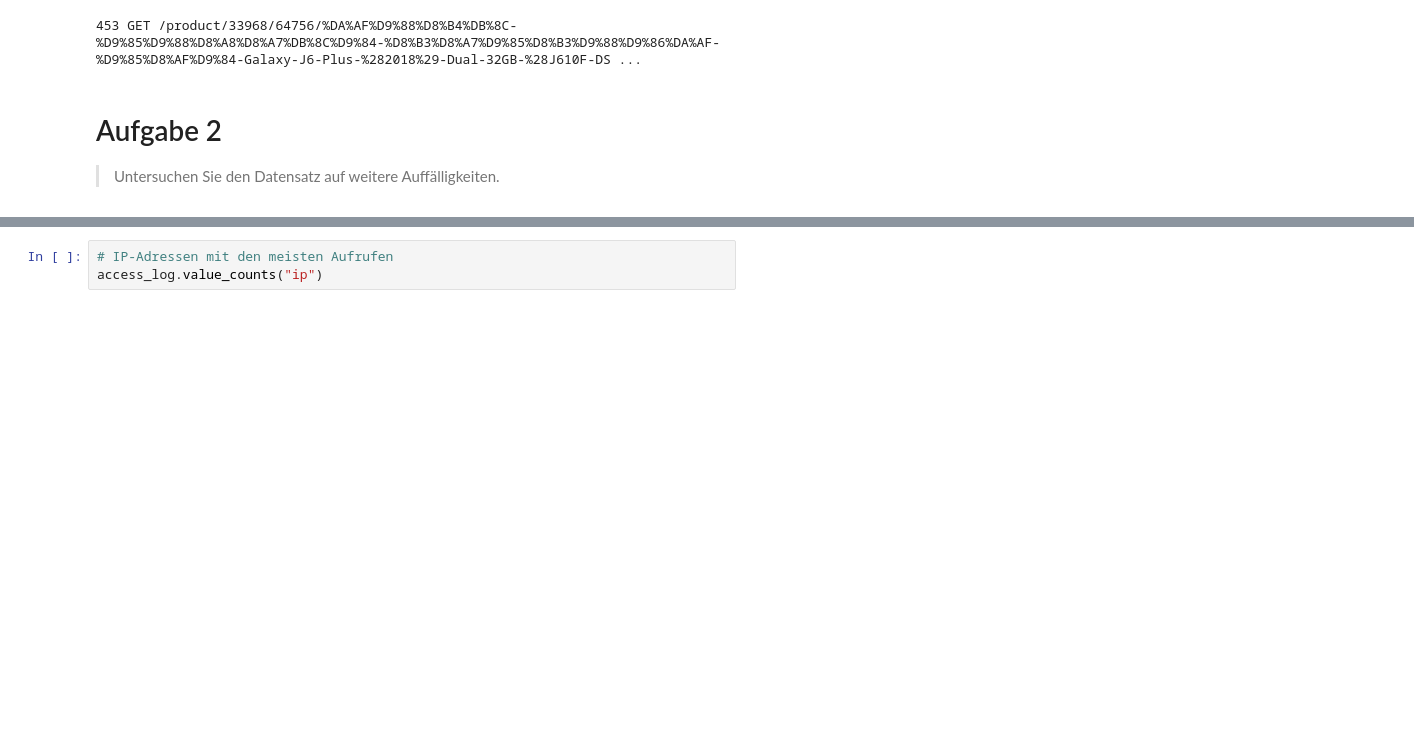
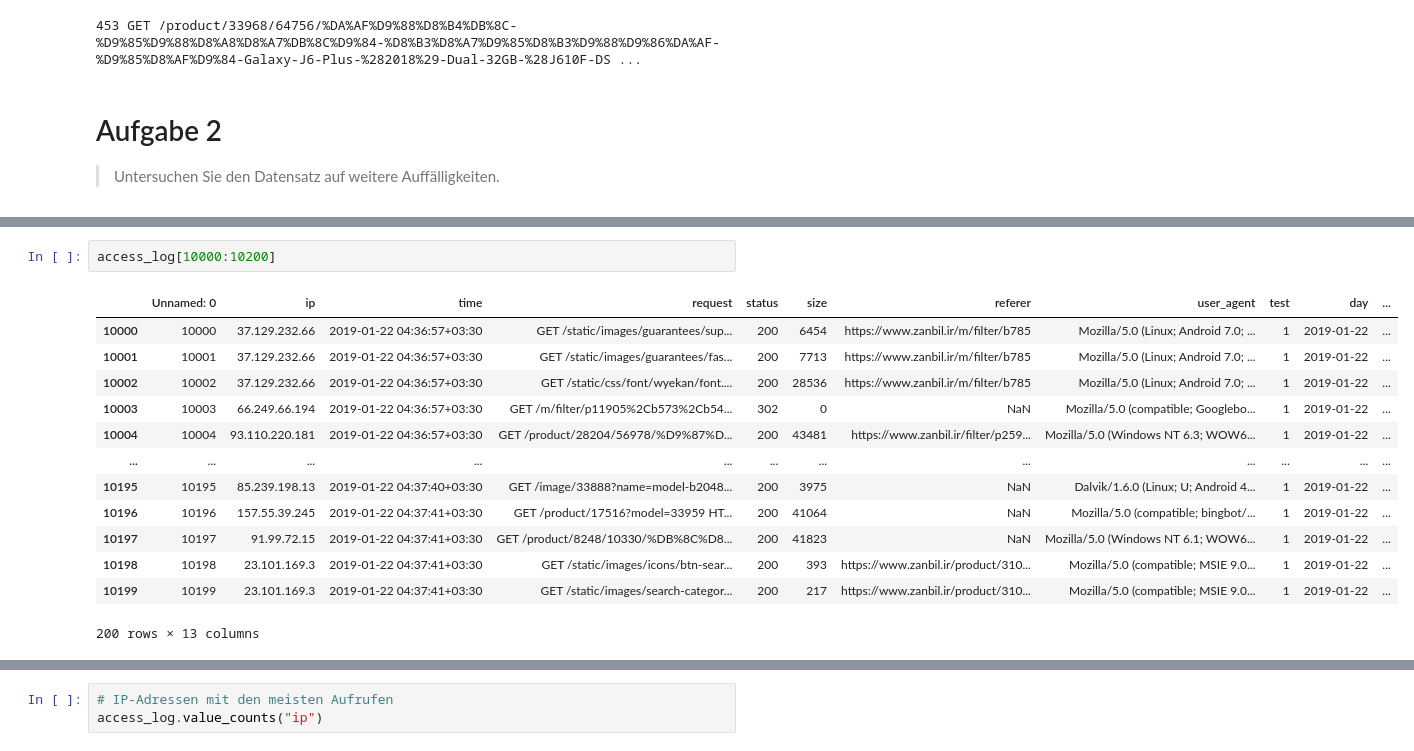
Before and after one commit to Flenz42/HSD-DAW-Pandas-SS23, a Jupyter notebook: project.ipynb, the cells around one changed output, grey strips where cells are left out. Drawn from its saved outputs; the diff is of its cells as text; blank space fills up the shorter version.

```diff
--- a/project.ipynb
+++ b/project.ipynb
@@ -119,0 +137,16 @@ access_log.describe(include = 'all')
+# %%
+access_log[10000:10200]
+# %% [output]
+|  | Unnamed: 0 | ip | time | request | status | size | referer | user_agent | test | day | ... |
+| 10000 | 10000 | 37.129.232.66 | 2019-01-22 04:36:57+03:30 | GET /static/images/guarantees/sup... | 200 | 6454 | https://www.zanbil.ir/m/filter/b785 | Mozilla/5.0 (Linux; Android 7.0; ... | 1 | 2019-01-22 | ... |
+| 10001 | 10001 | 37.129.232.66 | 2019-01-22 04:36:57+03:30 | GET /static/images/guarantees/fas... | 200 | 7713 | https://www.zanbil.ir/m/filter/b785 | Mozilla/5.0 (Linux; Android 7.0; ... | 1 | 2019-01-22 | ... |
+| 10002 | 10002 | 37.129.232.66 | 2019-01-22 04:36:57+03:30 | GET /static/css/font/wyekan/font.... | 200 | 28536 | https://www.zanbil.ir/m/filter/b785 | Mozilla/5.0 (Linux; Android 7.0; ... | 1 | 2019-01-22 | ... |
+| 10003 | 10003 | 66.249.66.194 | 2019-01-22 04:36:57+03:30 | GET /m/filter/p11905%2Cb573%2Cb54... | 302 | 0 | NaN | Mozilla/5.0 (compatible; Googlebo... | 1 | 2019-01-22 | ... |
+| 10004 | 10004 | 93.110.220.181 | 2019-01-22 04:36:57+03:30 | GET /product/28204/56978/%D9%87%D... | 200 | 43481 | https://www.zanbil.ir/filter/p259... | Mozilla/5.0 (Windows NT 6.3; WOW6... | 1 | 2019-01-22 | ... |
+| ... | ... | ... | ... | ... | ... | ... | ... | ... | ... | ... | ... |
+| 10195 | 10195 | 85.239.198.13 | 2019-01-22 04:37:40+03:30 | GET /image/33888?name=model-b2048... | 200 | 3975 | NaN | Dalvik/1.6.0 (Linux; U; Android 4... | 1 | 2019-01-22 | ... |
+| 10196 | 10196 | 157.55.39.245 | 2019-01-22 04:37:41+03:30 | GET /product/17516?model=33959 HT... | 200 | 41064 | NaN | Mozilla/5.0 (compatible; bingbot/... | 1 | 2019-01-22 | ... |
+| 10197 | 10197 | 91.99.72.15 | 2019-01-22 04:37:41+03:30 | GET /product/8248/10330/%DB%8C%D8... | 200 | 41823 | NaN | Mozilla/5.0 (Windows NT 6.1; WOW6... | 1 | 2019-01-22 | ... |
+| 10198 | 10198 | 23.101.169.3 | 2019-01-22 04:37:41+03:30 | GET /static/images/icons/btn-sear... | 200 | 393 | https://www.zanbil.ir/product/310... | Mozilla/5.0 (compatible; MSIE 9.0... | 1 | 2019-01-22 | ... |
+| 10199 | 10199 | 23.101.169.3 | 2019-01-22 04:37:41+03:30 | GET /static/images/search-categor... | 200 | 217 | https://www.zanbil.ir/product/310... | Mozilla/5.0 (compatible; MSIE 9.0... | 1 | 2019-01-22 | ... |
+200 rows × 13 columns
```
Also changed, not shown: parts of 21 cells of this notebook.
